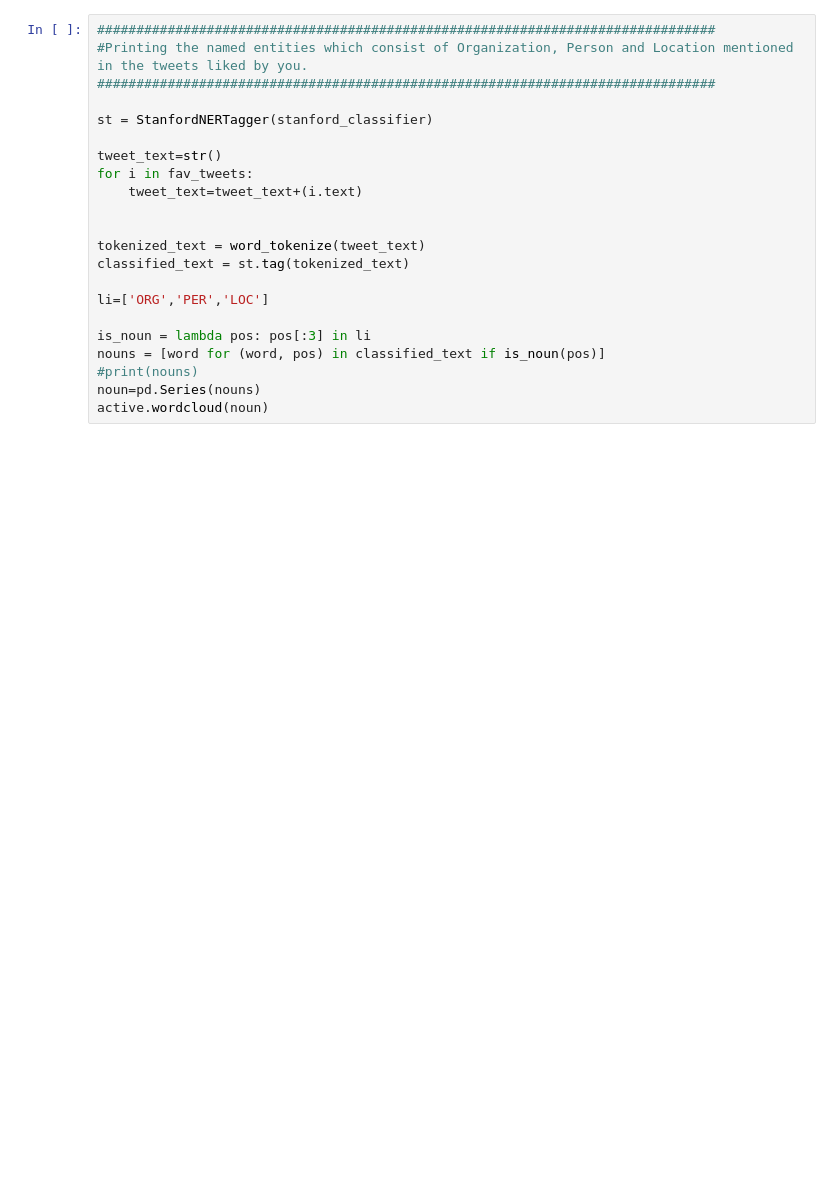
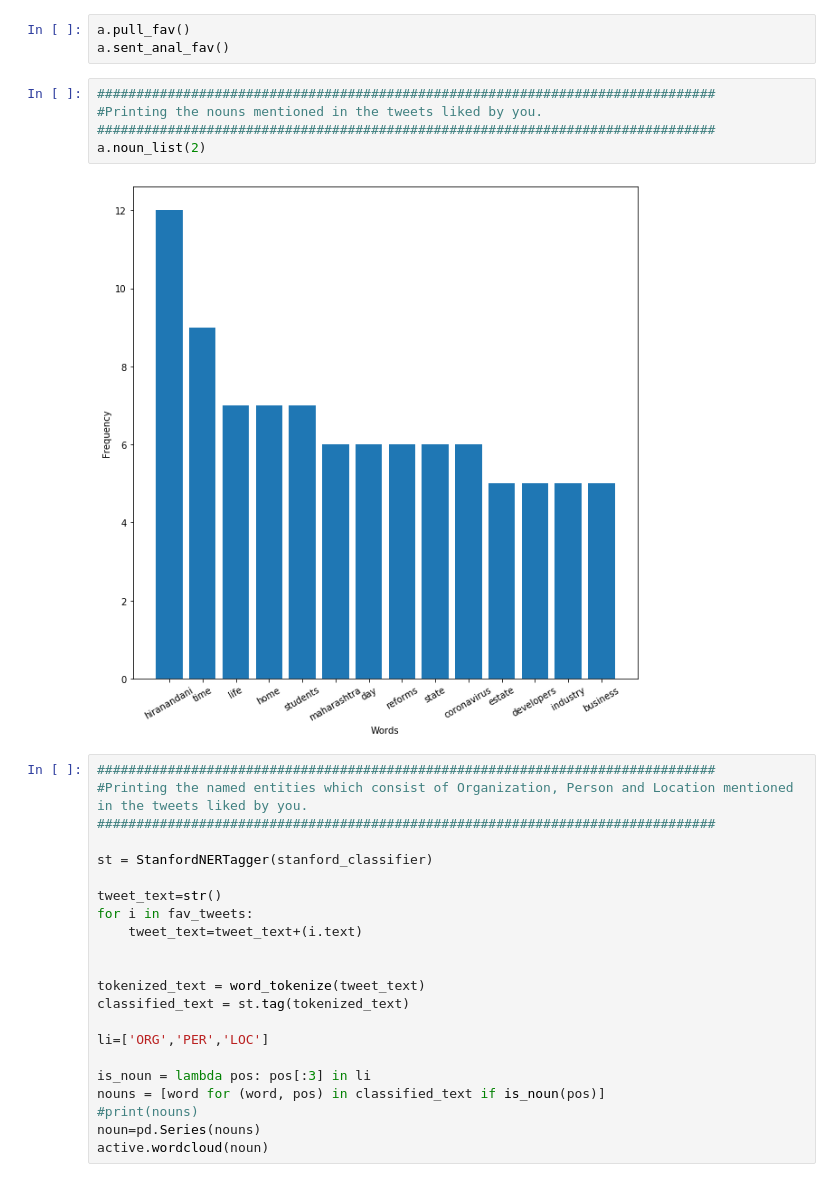
Before and after one commit to parthnagarkar875/Twitter-Profile-Analyzer, a Jupyter notebook: main.ipynb, the cells around one changed output. Cells and saved outputs as stored; diff of their text form; blank space fills up the shorter version.

```diff
--- a/main.ipynb
+++ b/main.ipynb
@@ -290,3 +227,13 @@ active.wordcloud(li1)
+# %%
+a.pull_fav()
+a.sent_anal_fav()
+# %%
+###############################################################################
+#Printing the nouns mentioned in the tweets liked by you.
+###############################################################################
+a.noun_list(2)
+# %% [output]
+[figure, added]
 # %%
 ###############################################################################
 #Printing the named entities which consist of Organization, Person and Location mentioned in the tweets liked by you.
```
Also changed, not shown: parts of 12 cells of this notebook, 1 other file.
